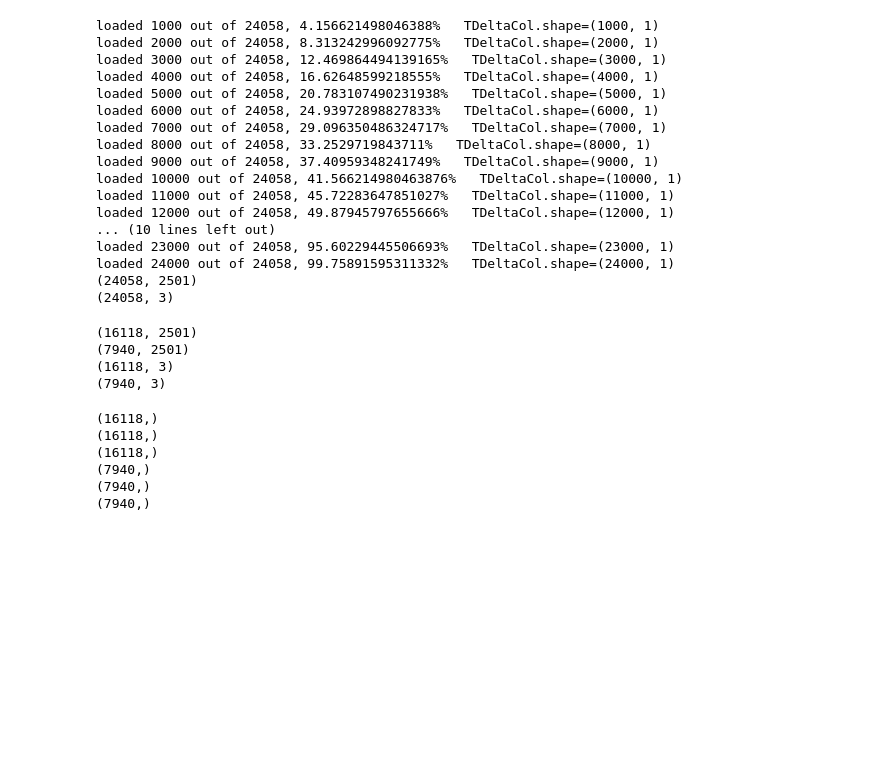
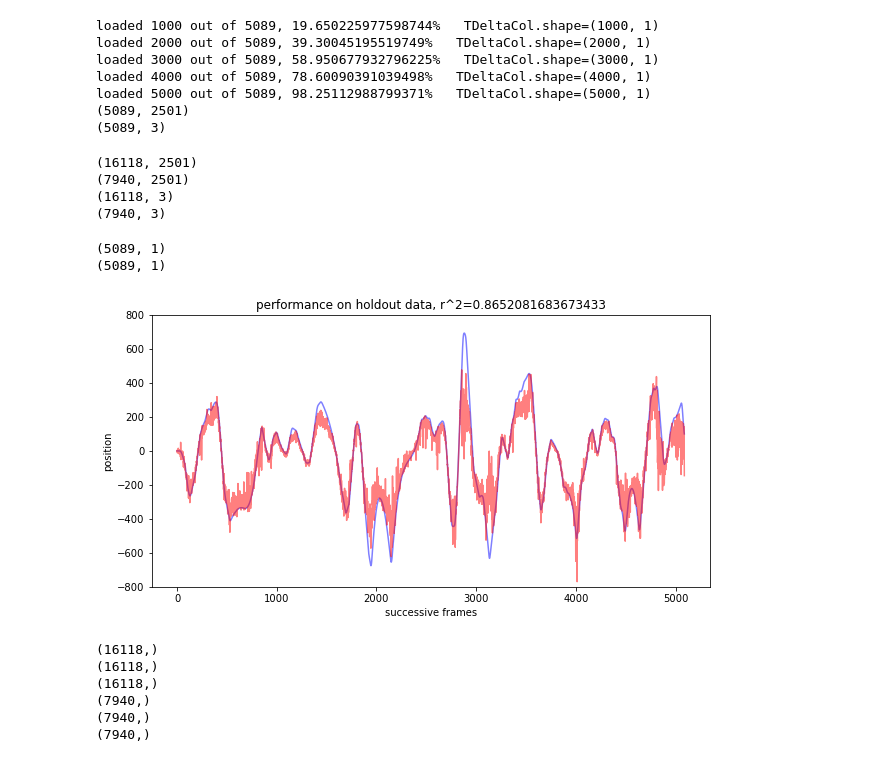
Before and after one commit to AndrewSamaha/MLRacer, a Jupyter notebook: cnn2.ipynb, the cells around one changed output. Drawn from its saved outputs; the diff is of its cells as text; code cells hidden in the pictures; blank space fills up the shorter version.

Commit message:
holdout

```diff
--- a/cnn2.ipynb
+++ b/cnn2.ipynb
@@ -39,27 +39,17 @@ mydb = mysql.connect(
     password="datascience",
     database="racer")
 
-X, Y = getDataset(mydb, 6, 3)
+X, Y = getDataset(mydb, 7, 4)
 print(X.shape)
 print(Y.shape)
 # %% [output]
-loaded 1000 out of 24058, 4.156621498046388%   TDeltaCol.shape=(1000, 1)
-loaded 2000 out of 24058, 8.313242996092775%   TDeltaCol.shape=(2000, 1)
-loaded 3000 out of 24058, 12.469864494139165%   TDeltaCol.shape=(3000, 1)
-loaded 4000 out of 24058, 16.62648599218555%   TDeltaCol.shape=(4000, 1)
-loaded 5000 out of 24058, 20.783107490231938%   TDeltaCol.shape=(5000, 1)
-loaded 6000 out of 24058, 24.93972898827833%   TDeltaCol.shape=(6000, 1)
-loaded 7000 out of 24058, 29.096350486324717%   TDeltaCol.shape=(7000, 1)
-loaded 8000 out of 24058, 33.2529719843711%   TDeltaCol.shape=(8000, 1)
-loaded 9000 out of 24058, 37.40959348241749%   TDeltaCol.shape=(9000, 1)
-loaded 10000 out of 24058, 41.566214980463876%   TDeltaCol.shape=(10000, 1)
-loaded 11000 out of 24058, 45.72283647851027%   TDeltaCol.shape=(11000, 1)
-loaded 12000 out of 24058, 49.87945797655666%   TDeltaCol.shape=(12000, 1)
-... (10 lines left out)
-loaded 23000 out of 24058, 95.60229445506693%   TDeltaCol.shape=(23000, 1)
-loaded 24000 out of 24058, 99.75891595311332%   TDeltaCol.shape=(24000, 1)
-(24058, 2501)
-(24058, 3)
+loaded 1000 out of 5089, 19.650225977598744%   TDeltaCol.shape=(1000, 1)
+loaded 2000 out of 5089, 39.30045195519749%   TDeltaCol.shape=(2000, 1)
+loaded 3000 out of 5089, 58.950677932796225%   TDeltaCol.shape=(3000, 1)
+loaded 4000 out of 5089, 78.60090391039498%   TDeltaCol.shape=(4000, 1)
+loaded 5000 out of 5089, 98.25112988799371%   TDeltaCol.shape=(5000, 1)
+(5089, 2501)
+(5089, 3)
 # %%
 X_train, X_test, y_train, y_test = train_test_split(X, Y, test_size=0.33, random_state=42)
 print(X_train.shape)
@@ -172,6 +162,28 @@ def evaluateModel(X_train, y_train, X_test, y_test, builder, epoch_range, inputS
         ax.set_title(f"epoch={epoch}")
         plt.show()
     return epoch_range, train_rsquared, test_rsquared
+# %%
+def evaluateModelAcrossTime(model, X, y):
+    y_predictions = model.predict(X)
+    print(y_predictions.shape)
+    actual_y = y[:,0].reshape(-1,1)
+    print(actual_y.shape)
+    rsquared = my_r2_score(actual_y, y_predictions)
+    fig, ax = plt.subplots(1,1,figsize=(10,5))
+    ax.plot(y[:,0],c='b', alpha=.5)
+    ax.plot(y_predictions, c='r', alpha=.5)
+    ax.set_ylim(-800,800)
+    ax.set_ylabel("position")
+    ax.set_xlabel("successive frames")
+    ax.set_title(f"performance on holdout data, r^2={rsquared}")
+    plt.savefig
+    plt.show()
+# %%
+evaluateModelAcrossTime(modelPosition, X, Y)
+# %% [output]
+(5089, 1)
+(5089, 1)
+[figure, added]
 # %%
 y_train_position = y_train[:,0]
 y_train_velocity = y_train[:,1]
```
Also changed, not shown: 3 other files.
